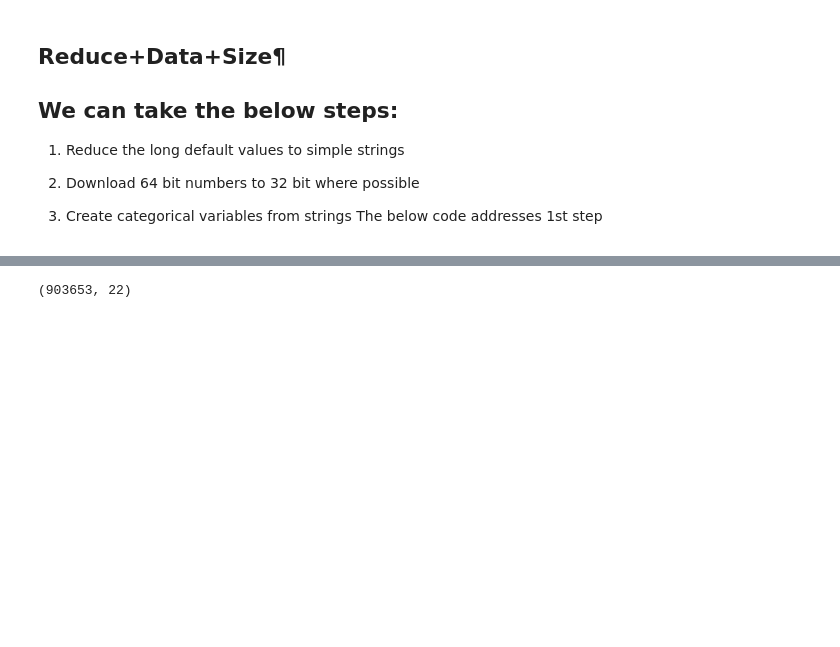
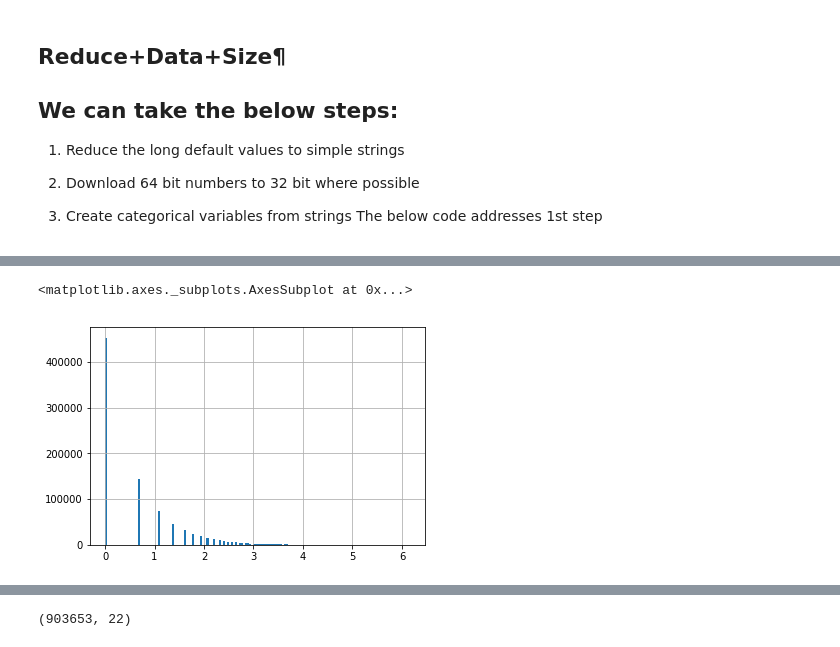
Before and after one commit to yalcinmurat1986/Google-Analytics, a Jupyter notebook: google_analytics.ipynb, the cells around one changed output, grey strips where cells are left out. Drawn from its saved outputs; the diff is of its cells as text; code cells hidden in the pictures; blank space fills up the shorter version.

```diff
--- a/google_analytics.ipynb
+++ b/google_analytics.ipynb
@@ -343,0 +400,37 @@ Wall time: 4min 37s
+# %%
+from sklearn.preprocessing import LabelEncoder
+import datetime
+train_df["totals_transactionRevenue"] = train_df["totals_transactionRevenue"].astype('float')
+# Impute 0 for missing target values
+train_df["totals_transactionRevenue"].fillna(0, inplace=True)
+train_y = train_df["totals_transactionRevenue"].values
+train_id = train_df["fullVisitorId"].values
+test_id = test_df["fullVisitorId"].values
+
+train_df['date'] = train_df['date'].apply(lambda x: datetime.date(int(str(x)[:4]), int(str(x)[4:6]), int(str(x)[6:])))
+# label encode the categorical variables and convert the numerical variables to float
+cat_cols = ["channelGrouping", "device_browser", "device_isMobile",
+            "device_deviceCategory", "device_operatingSystem",
+            "geoNetwork_city", "geoNetwork_continent",
+            "geoNetwork_country", "geoNetwork_metro",
+            "geoNetwork_networkDomain", "geoNetwork_region",
+            "geoNetwork_subContinent", "trafficSource_adContent",
+            "trafficSource_adwordsClickInfo.adNetworkType",
+            "trafficSource_adwordsClickInfo.gclId",
+            "trafficSource_adwordsClickInfo.page",
+            "trafficSource_adwordsClickInfo.slot", "trafficSource_campaign",
+            "trafficSource_keyword", "trafficSource_medium",
+            "trafficSource_referralPath", "trafficSource_source",
+            'trafficSource_adwordsClickInfo.isVideoAd', 'trafficSource_isTrueDirect']
+for col in cat_cols:
+    print(col)
+    lbl = LabelEncoder()
+    lbl.fit(list(train_df[col].values.astype('str')) + list(test_df[col].values.astype('str')))
+    train_df[col] = lbl.transform(list(train_df[col].values.astype('str')))
+    test_df[col] = lbl.transform(list(test_df[col].values.astype('str')))
+
+
+num_cols = ["totals_hits", "totals_pageviews", "visitNumber", "visitStartTime", 'totals_bounces',  'totals_newVisits']
+for col in num_cols:
+    train_df[col] = train_df[col].astype(float)
+    test_df[col] = test_df[col].astype(float)
@@ -343,0 +471,6 @@ Wall time: 4min 37s
+# %%
+#train_df['date'] = train_df['date'].apply(lambda x: datetime.date(int(str(x)[:4]), int(str(x)[4:6]), int(str(x)[6:])))
+train_df['year'] = train_df['date'].apply(lambda x: x.year)
+train_df['month'] = train_df['date'].apply(lambda x: x.month)
+train_df['day'] = train_df['date'].apply(lambda x: x.day)
+train_df.head(2)
@@ -343,0 +505,5 @@ Wall time: 4min 37s
+# %%
+np.log(train_df.totals_pageviews).hist(bins=150)
+# %% [output]
+<matplotlib.axes._subplots.AxesSubplot at 0x...>
+[figure, added]
```
Also changed, not shown: parts of 72 cells of this notebook.
